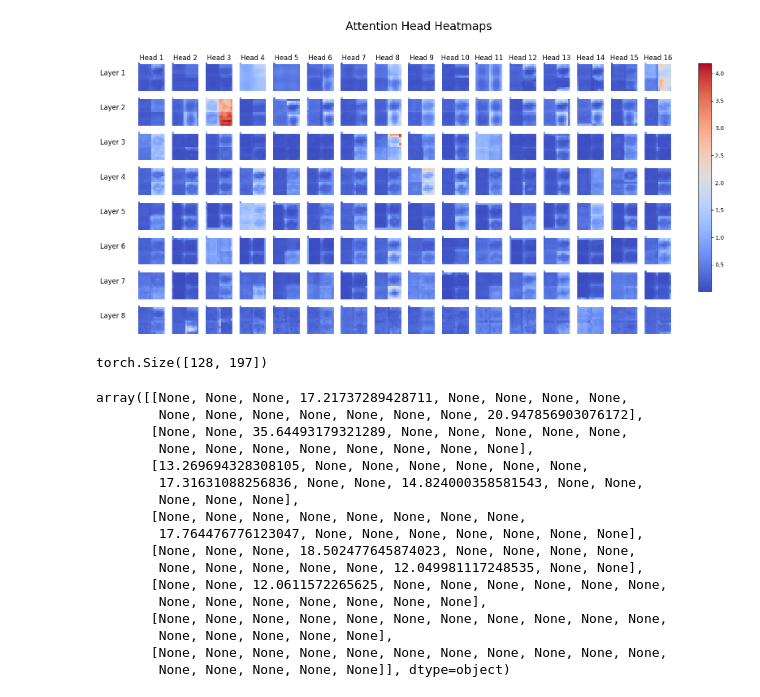
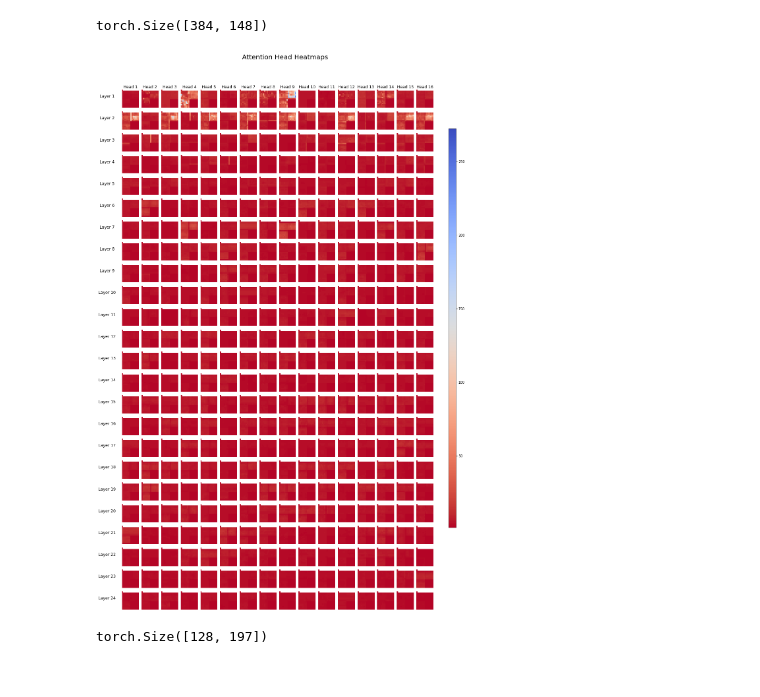
Before and after one commit to alhojel/visual_task_vectors, a Jupyter notebook: analyze_attention_reprs.ipynb, the cells around one changed output. Saved outputs shown, nothing was run; the diff lists cells and outputs as text; code cells hidden in the pictures.

```diff
--- a/analyze_attention_reprs.ipynb
+++ b/analyze_attention_reprs.ipynb
@@ -125,5 +161,3 @@ KeyboardInterrupt:
-# %%
-alpha_labels = ["colorization", "inpaint single random", "lowlight enhance"]
 # %%
 import h5py
 import torch
@@ -140,8 +174,11 @@ def load_data(h5file_path):
                     if label_name in alpha_labels:
                         # Read the entire dataset for this label in this pass
 
-                        item = label_group['decoder_latent'][:, 0, :, :]- pass_group[label_name+"_neutral"]['decoder_latent'][:, 0, :, :]
-                        print(np.linalg.norm(label_group['decoder_latent'][:, 0, :, :]), np.linalg.norm(item))
+                        try:
+                            item = label_group['encoder_latent'][:, 0, :, :] #- pass_group[label_name+"_neutral"]['decoder_latent'][:, 0, :, :]
+                        except:
+                            print(pass_name, label_name)
+                            continue
                         data_store[pass_name][label_name] = item
     return data_store
 
@@ -151,5 +188,5 @@ def compute_metric_for_layer_and_head(data, labels, layer, head, dim=148):
     return compute_metric(data_list, labels, dim)
 
 # Load data once
-data_store = load_data("/home/ahojel/visual_prompting_vid/output_dir/attention_1/dataset.hdf5")
+data_store = load_data("/home/ahojel/visual_prompting_vid/output_dir/residual_attention1/dataset.hdf5")
 # %% [output]
@@ -234,5 +248,5 @@ padding_width = decoder_matrix.shape[1] - encoder_matrix.shape[1]
 padded_encoder_matrix = torch.nn.functional.pad(encoder_matrix, (0, padding_width))
 stacked_matrix = torch.vstack([padded_encoder_matrix, decoder_matrix])
 # %%
-decoder_matrix = torch.vstack(decoder_metric_holder)
+decoder_matrix = torch.vstack(encoder_metric_holder)# torch.tensor(encoder_metric_holder)
 stacked_matrix = decoder_matrix
@@ -315,4 +333,4 @@ torch.Size([384, 148])
 # %%
-batched_images = batch_process(stacked_matrix[:, 1:], decoder_only=True)
+batched_images = batch_process(stacked_matrix[:, 1:], encoder_only=True)
 # %%
 batched_images.shape
@@ -324,3 +346,7 @@ batched_images = batched_images[:4*16]
+# %%
+stacked_matrix.shape
+# %% [output]
+torch.Size([384, 148])
 # %%
 batched_images = h
 # %%
@@ -331,41 +357,41 @@ global_max = stacked_matrix.max()
 batched_alpha_pixel = stacked_matrix[:, :1].squeeze()
 
 # Set up the matplotlib figure with 24 rows and 16 columns for images and alpha_pixel indicators
-fig, axes = plt.subplots(8, 16, figsize=(16, 8))  # Adjust the figure size as needed
+fig, axes = plt.subplots(24, 16, figsize=(16, 24))  # Adjust the figure size as needed
 fig.patch.set_facecolor('white')  # Set the background to white
 
 # Generate heatmaps for each image with an additional alpha pixel
 for i, ax in enumerate(axes.flatten()):
     # Create a 15x14 matrix with NaNs and place the alpha_pixel at the top left
     extended_matrix = np.full((15, 14), np.nan)
     extended_matrix[0, 0] = batched_alpha_pixel[i]  # Set the top left to the alpha_pixel value
     extended_matrix[1:, :] = batched_images[i]      # Place the original image below
 
     # Plot the extended heatmap
-    sns.heatmap(extended_matrix, cmap='coolwarm', ax=ax, cbar=False, square=True,
+    sns.heatmap(extended_matrix, cmap='coolwarm_r', ax=ax, cbar=False, square=True,
                 vmin=global_min, vmax=global_max, mask=np.isnan(extended_matrix))
     ax.set_xticks([])
     ax.set_yticks([])
 
 # Create an axis for the color bar on the right side
 cbar_ax = fig.add_axes([0.93, 0.15, 0.02, 0.7])  # x, y, width, height
 norm = plt.Normalize(global_min, global_max)
-sm = plt.cm.ScalarMappable(cmap="coolwarm", norm=norm)
+sm = plt.cm.ScalarMappable(cmap="coolwarm_r", norm=norm)
 sm.set_array([])
 fig.colorbar(sm, cax=cbar_ax)
 
 # Add the main title
 plt.suptitle('Attention Head Heatmaps', fontsize=20)
 
 # Set the labels for layers and heads
 axes[0, 0].set_ylabel('Layer 1', rotation=0, size='large', labelpad=45)
-for i in range(1, 8):
+for i in range(1, 24):
     axes[i, 0].set_ylabel(f'Layer {i+1}', rotation=0, size='large', labelpad=45)
 for j in range(16):
     axes[0, j].set_xlabel(f'Head {j+1}', size='large')
     axes[0, j].xaxis.set_label_position('top')
 
 plt.tight_layout(rect=[0, 0, 0.9, 0.95])  # Adjust the rect to account for the added colorbar axis
 plt.show()
 # %% [output]
-[figure, old version]
+[figure, new version]
@@ -375,23 +445,3 @@ normed = stacked_matrix.norm(dim=-1)
 stacked_matrix.shape
 # %% [output]
 torch.Size([128, 197])
-# %%
-matrix_np_masked
-# %% [output]
-array([[None, None, None, 17.21737289428711, None, None, None, None,
-        None, None, None, None, None, None, None, 20.947856903076172],
-       [None, None, 35.64493179321289, None, None, None, None, None,
-        None, None, None, None, None, None, None, None],
-       [13.269694328308105, None, None, None, None, None, None,
-        17.31631088256836, None, None, 14.824000358581543, None, None,
-        None, None, None],
-       [None, None, None, None, None, None, None, None,
-        17.764476776123047, None, None, None, None, None, None, None],
-       [None, None, None, 18.502477645874023, None, None, None, None,
-        None, None, None, None, None, 12.049981117248535, None, None],
-       [None, None, 12.0611572265625, None, None, None, None, None, None,
-        None, None, None, None, None, None, None],
-       [None, None, None, None, None, None, None, None, None, None, None,
-        None, None, None, None, None],
-       [None, None, None, None, None, None, None, None, None, None, None,
-        None, None, None, None, None]], dtype=object)
```
Also changed, not shown: parts of 97 cells of this notebook, 11 other files.
